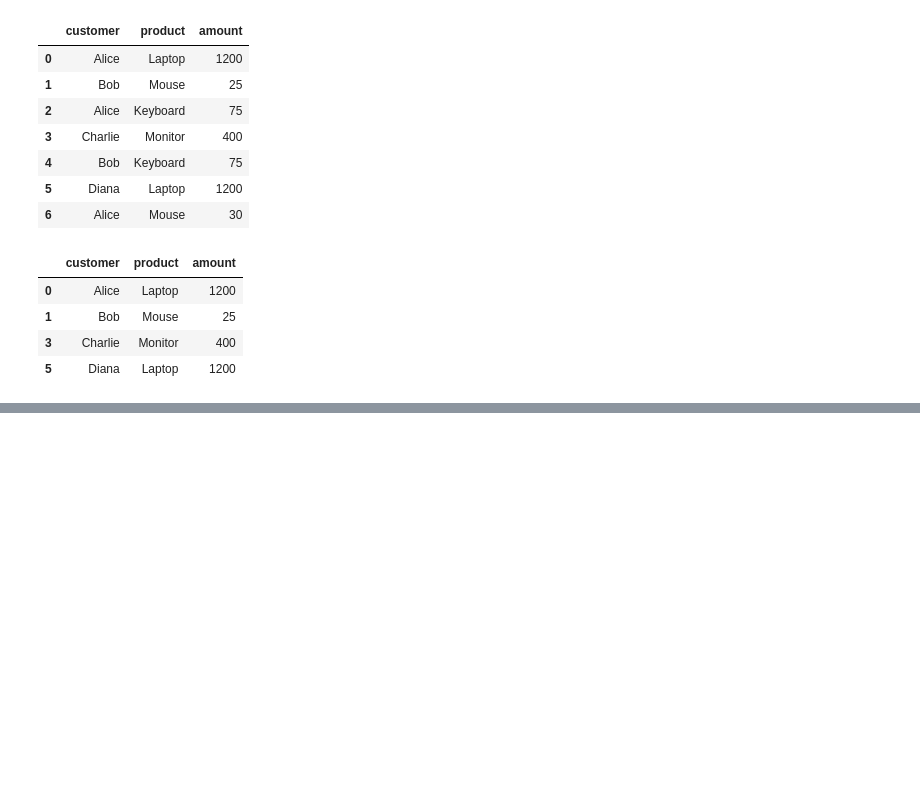
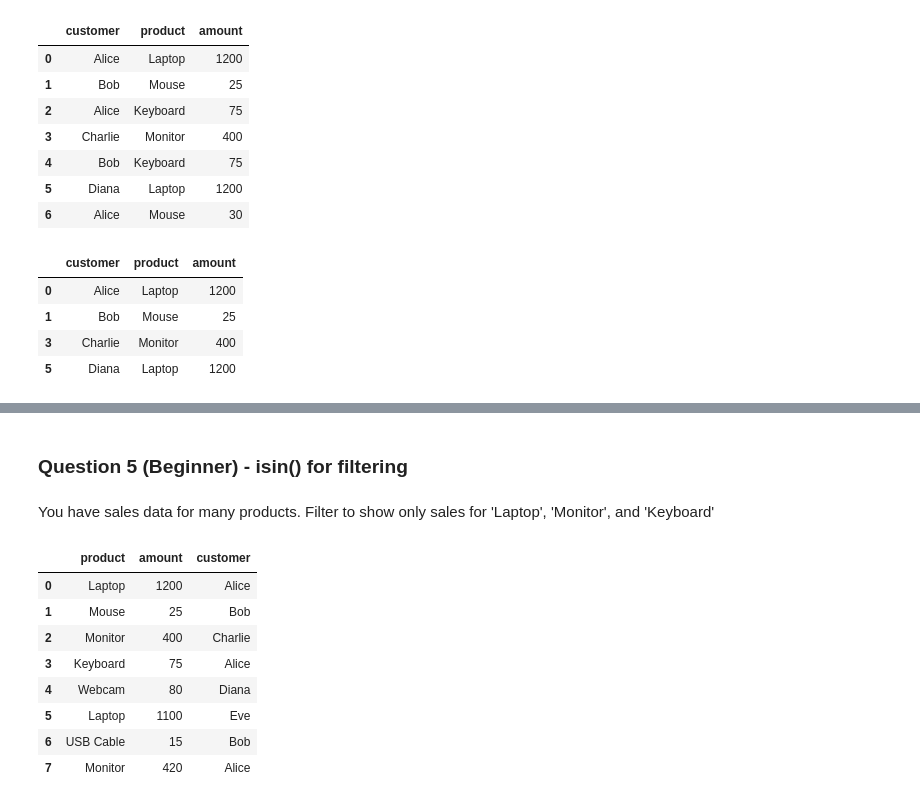
Before and after one commit to blu3-bird/Pandas-and-Numpy, a Jupyter notebook: Revision/practiceExercise.ipynb, the cells around one changed output, grey strips where cells are left out. Drawn from its saved outputs; the diff is of its cells as text; code cells hidden in the pictures; blank space fills up the shorter version.

```diff
--- a/Revision/practiceExercise.ipynb
+++ b/Revision/practiceExercise.ipynb
@@ -325,0 +455,22 @@ transactions.drop_duplicates('customer', keep='first')
+# %% [markdown]
+### Question 5 (Beginner) - isin() for filtering
+# %% [markdown]
+You have sales data for many products. Filter to show only sales for 'Laptop', 'Monitor', and 'Keyboard'
+# %%
+sales = pd.DataFrame({
+    'product': ['Laptop', 'Mouse', 'Monitor', 'Keyboard', 'Webcam', 'Laptop', 'USB Cable', 'Monitor'],
+    'amount': [1200, 25, 400, 75, 80, 1100, 15, 420],
+    'customer': ['Alice', 'Bob', 'Charlie', 'Alice', 'Diana', 'Eve', 'Bob', 'Alice']
+})
+
+sales
+# %% [output]
+|  | product | amount | customer |
+| 0 | Laptop | 1200 | Alice |
+| 1 | Mouse | 25 | Bob |
+| 2 | Monitor | 400 | Charlie |
+| 3 | Keyboard | 75 | Alice |
+| 4 | Webcam | 80 | Diana |
+| 5 | Laptop | 1100 | Eve |
+| 6 | USB Cable | 15 | Bob |
+| 7 | Monitor | 420 | Alice |
```
Also changed, not shown: parts of 35 cells of this notebook.
